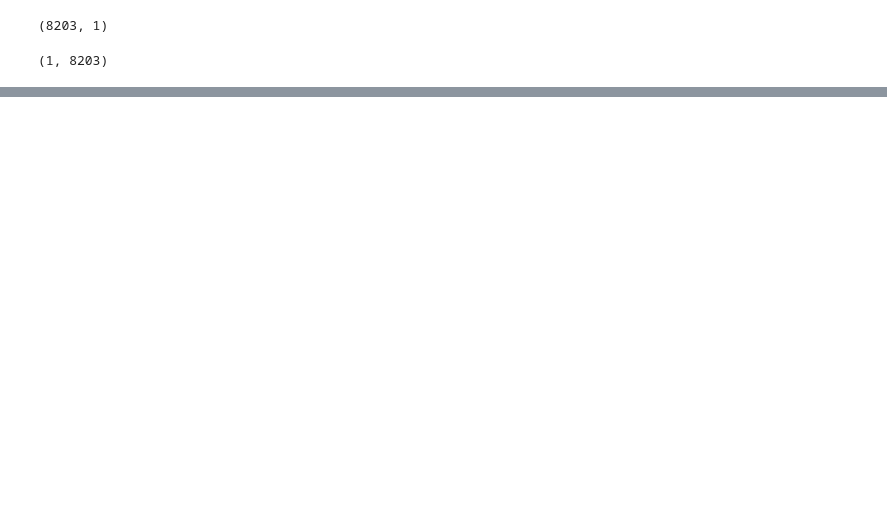
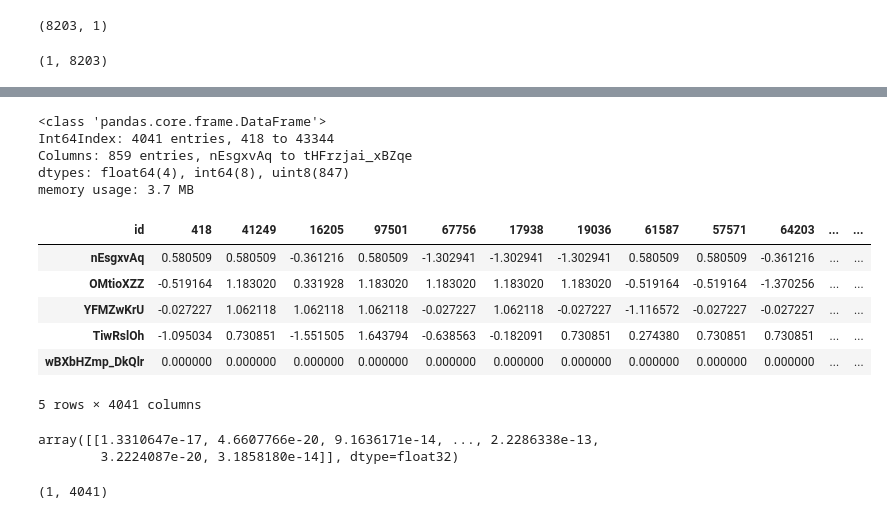
Before and after one commit to jaeycyril/poverty-prediction, a Jupyter notebook: wrangle_1.ipynb, the cells around one changed output, grey strips where cells are left out. Drawn from its saved outputs; the diff is of its cells as text; code cells hidden in the pictures; blank space fills up the shorter version.

```diff
--- a/wrangle_1.ipynb
+++ b/wrangle_1.ipynb
@@ -365,0 +265,2 @@ At Epoch 1400, Cost is 0.23350806534290314
+# %%
+a_test = pd.read_csv("data/A_hhold_test.csv", index_col='id')
@@ -365,0 +278,2 @@ At Epoch 1400, Cost is 0.23350806534290314
+# %%
+a_test = pre_process_data(a_test, enforce_cols=a_trainX.columns)
@@ -365,0 +295,19 @@ At Epoch 1400, Cost is 0.23350806534290314
+# %%
+a_test.info()
+# %% [output]
+<class 'pandas.core.frame.DataFrame'>
+Int64Index: 4041 entries, 418 to 43344
+Columns: 859 entries, nEsgxvAq to tHFrzjai_xBZqe
+dtypes: float64(4), int64(8), uint8(847)
+memory usage: 3.7 MB
+# %%
+a_test = a_test.transpose()
+a_test.head()
+# %% [output]
+| id | 418 | 41249 | 16205 | 97501 | 67756 | 17938 | 19036 | 61587 | 57571 | 64203 | ... | ... |
+| nEsgxvAq | 0.580509 | 0.580509 | -0.361216 | 0.580509 | -1.302941 | -1.302941 | -1.302941 | 0.580509 | 0.580509 | -0.361216 | ... | ... |
+| OMtioXZZ | -0.519164 | 1.183020 | 0.331928 | 1.183020 | 1.183020 | 1.183020 | 1.183020 | -0.519164 | -0.519164 | -1.370256 | ... | ... |
+| YFMZwKrU | -0.027227 | 1.062118 | 1.062118 | 1.062118 | -0.027227 | 1.062118 | -0.027227 | -1.116572 | -0.027227 | -0.027227 | ... | ... |
+| TiwRslOh | -1.095034 | 0.730851 | -1.551505 | 1.643794 | -0.638563 | -0.182091 | 0.730851 | 0.274380 | 0.730851 | 0.730851 | ... | ... |
+| wBXbHZmp_DkQlr | 0.000000 | 0.000000 | 0.000000 | 0.000000 | 0.000000 | 0.000000 | 0.000000 | 0.000000 | 0.000000 | 0.000000 | ... | ... |
+5 rows × 4041 columns
@@ -365,0 +316,9 @@ At Epoch 1400, Cost is 0.23350806534290314
+# %%
+A_pred
+# %% [output]
+array([[1.3310647e-17, 4.6607766e-20, 9.1636171e-14, ..., 2.2286338e-13,
+        3.2224087e-20, 3.1858180e-14]], dtype=float32)
+# %%
+A_pred.shape
+# %% [output]
+(1, 4041)
```
Also changed, not shown: parts of 25 cells of this notebook, 4 other files.
